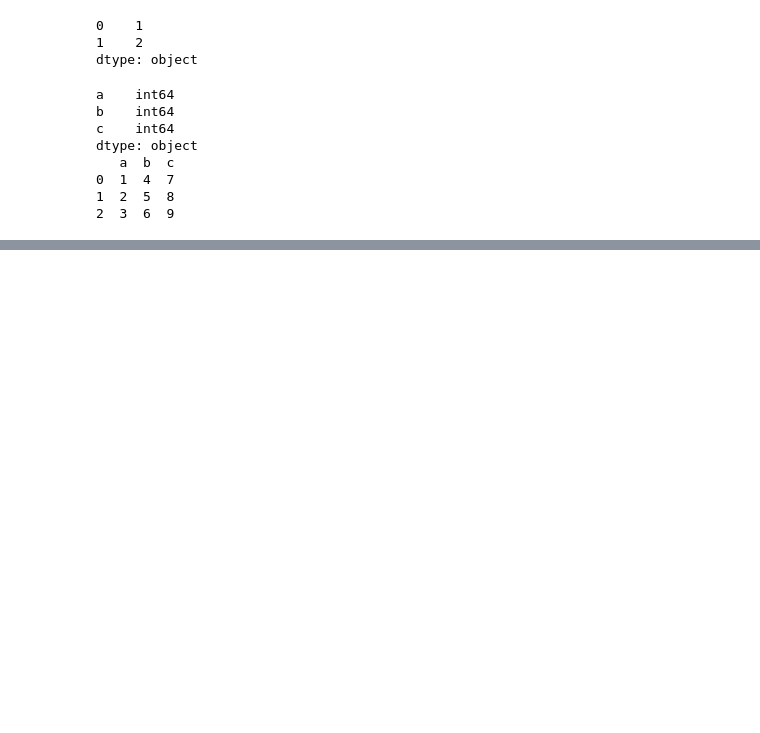
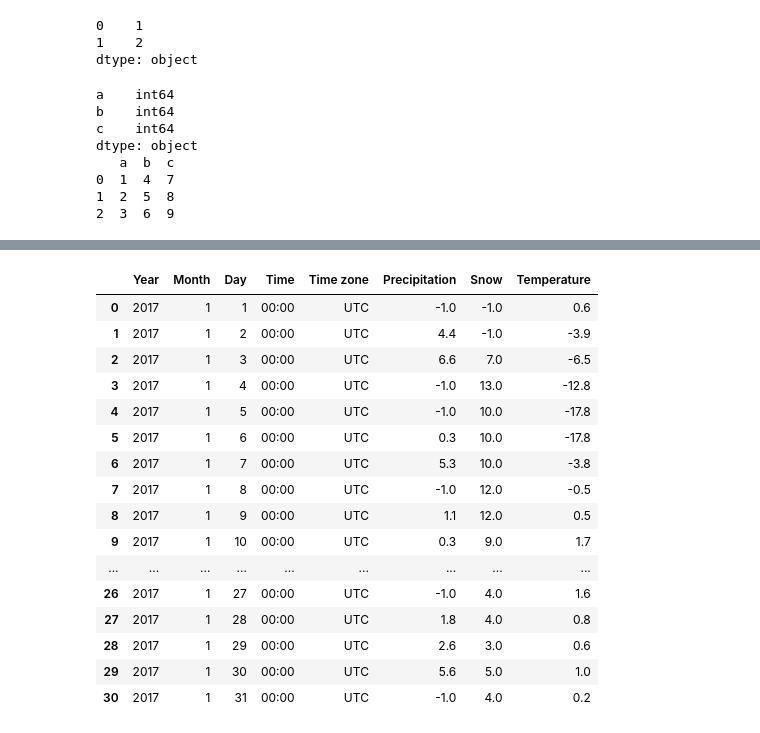
Before and after one commit to tauimonen/Data-science, a Jupyter notebook: advanced_numpy.ipynb, the cells around one changed output, grey strips where cells are left out. Saved outputs shown, nothing was run; the diff lists cells and outputs as text; code cells hidden in the pictures; blank space fills up the shorter version.

Commit message:
grouping

```diff
--- a/advanced_numpy.ipynb
+++ b/advanced_numpy.ipynb
@@ -1621,0 +1806,6 @@ dtype: object
+# %%
+wh = pd.read_csv("https://raw.githubusercontent.com/csmastersUH/data_analysis_with_python_2020/master/kumpula-weather-2017.csv")
+# %%
+wh3 = wh.rename(columns={"m": "Month", "d": "Day", "Precipitation amount (mm)" : "Precipitation",
+                         "Snow depth (cm)" : "Snow", "Air temperature (degC)" : "Temperature"})
+wh3.head()
@@ -1621,0 +1819,3 @@ dtype: object
+# %%
+groups = wh3.groupby("Month")
+groups
@@ -1621,0 +1844,20 @@ dtype: object
+# %%
+groups.get_group(1)
+# %% [output]
+|  | Year | Month | Day | Time | Time zone | Precipitation | Snow | Temperature |
+| 0 | 2017 | 1 | 1 | 00:00 | UTC | -1.0 | -1.0 | 0.6 |
+| 1 | 2017 | 1 | 2 | 00:00 | UTC | 4.4 | -1.0 | -3.9 |
+| 2 | 2017 | 1 | 3 | 00:00 | UTC | 6.6 | 7.0 | -6.5 |
+| 3 | 2017 | 1 | 4 | 00:00 | UTC | -1.0 | 13.0 | -12.8 |
+| 4 | 2017 | 1 | 5 | 00:00 | UTC | -1.0 | 10.0 | -17.8 |
+| 5 | 2017 | 1 | 6 | 00:00 | UTC | 0.3 | 10.0 | -17.8 |
+| 6 | 2017 | 1 | 7 | 00:00 | UTC | 5.3 | 10.0 | -3.8 |
+| 7 | 2017 | 1 | 8 | 00:00 | UTC | -1.0 | 12.0 | -0.5 |
+| 8 | 2017 | 1 | 9 | 00:00 | UTC | 1.1 | 12.0 | 0.5 |
+| 9 | 2017 | 1 | 10 | 00:00 | UTC | 0.3 | 9.0 | 1.7 |
+| ... | ... | ... | ... | ... | ... | ... | ... | ... |
+| 26 | 2017 | 1 | 27 | 00:00 | UTC | -1.0 | 4.0 | 1.6 |
+| 27 | 2017 | 1 | 28 | 00:00 | UTC | 1.8 | 4.0 | 0.8 |
+| 28 | 2017 | 1 | 29 | 00:00 | UTC | 2.6 | 3.0 | 0.6 |
+| 29 | 2017 | 1 | 30 | 00:00 | UTC | 5.6 | 5.0 | 1.0 |
+| 30 | 2017 | 1 | 31 | 00:00 | UTC | -1.0 | 4.0 | 0.2 |
```
Also changed, not shown: parts of 34 cells of this notebook.
